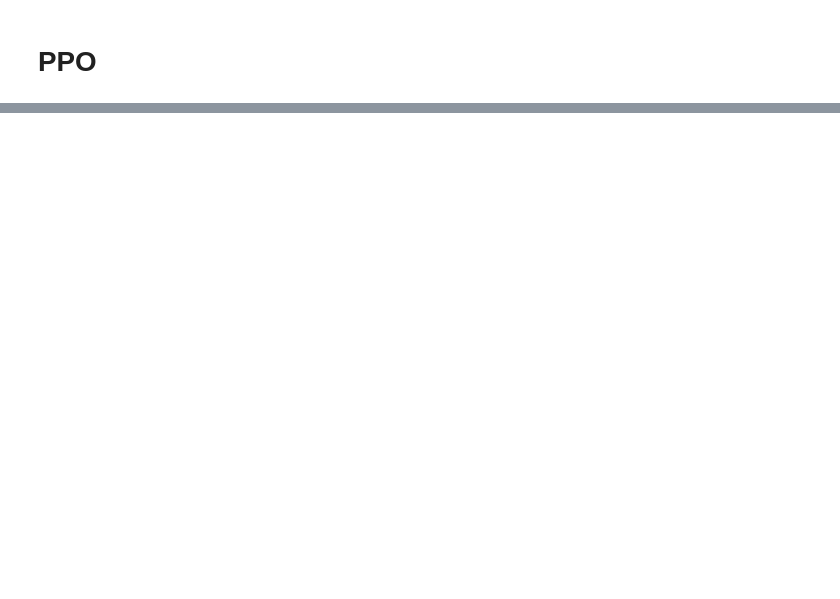
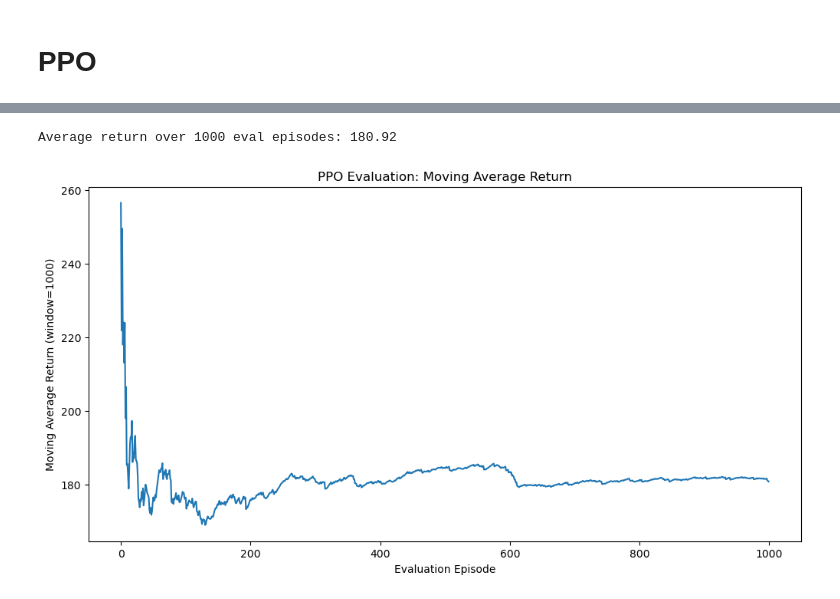
Before and after one commit to alex-alv3s/RL, a Jupyter notebook: part2.ipynb, the cells around one changed output, grey strips where cells are left out. Drawn from its saved outputs; the diff is of its cells as text; code cells hidden in the pictures; blank space fills up the shorter version.

```diff
--- a/part2.ipynb
+++ b/part2.ipynb
@@ -394,0 +347,5 @@ Error:
+# %%
+test_env = gym.make("LunarLander-v3", gravity=-10, continuous=True,
+               enable_wind=True, wind_power=15.0, turbulence_power=1.5)
+test_env.reset(seed=seed_value)
+test_env.close()
@@ -394,0 +392,3 @@ Error:
+# %%
+# Train PPO
+ppo_model.learn(total_timesteps=5_000_000)
@@ -394,0 +414,37 @@ Error:
+# %%
+import numpy as np
+import matplotlib.pyplot as plt
+
+# Number of evaluation episodes
+eval_episodes = 1000
+episode_returns = []
+
+for ep in range(eval_episodes):
+    obs, _ = test_env.reset()
+    done = False
+    total_reward = 0
+    steps = 0
+    while not done and steps < 300:  # limit steps if you want, to match training
+        action, _ = ppo_model.predict(obs, deterministic=True)
+        obs, reward, done, truncated, _ = test_env.step(action)
+        total_reward += reward
+        steps += 1
+        done = done or truncated
+    episode_returns.append(total_reward)
+
+avg_return = np.mean(episode_returns)
+print(f"Average return over {eval_episodes} eval episodes: {avg_return:.2f}")
+# %% [output]
+Average return over 1000 eval episodes: 180.92
+# %%
+window = 1000
+moving_avg = [np.mean(episode_returns[max(0, i - window):i + 1]) for i in range(len(episode_returns))]
+
+plt.figure(figsize=(12, 6))
+plt.plot(moving_avg)
+plt.xlabel("Evaluation Episode")
+plt.ylabel(f"Moving Average Return (window={window})")
+plt.title("PPO Evaluation: Moving Average Return")
+plt.show()
+# %% [output]
+[figure, added]
```
Also changed, not shown: parts of 14 cells of this notebook.
